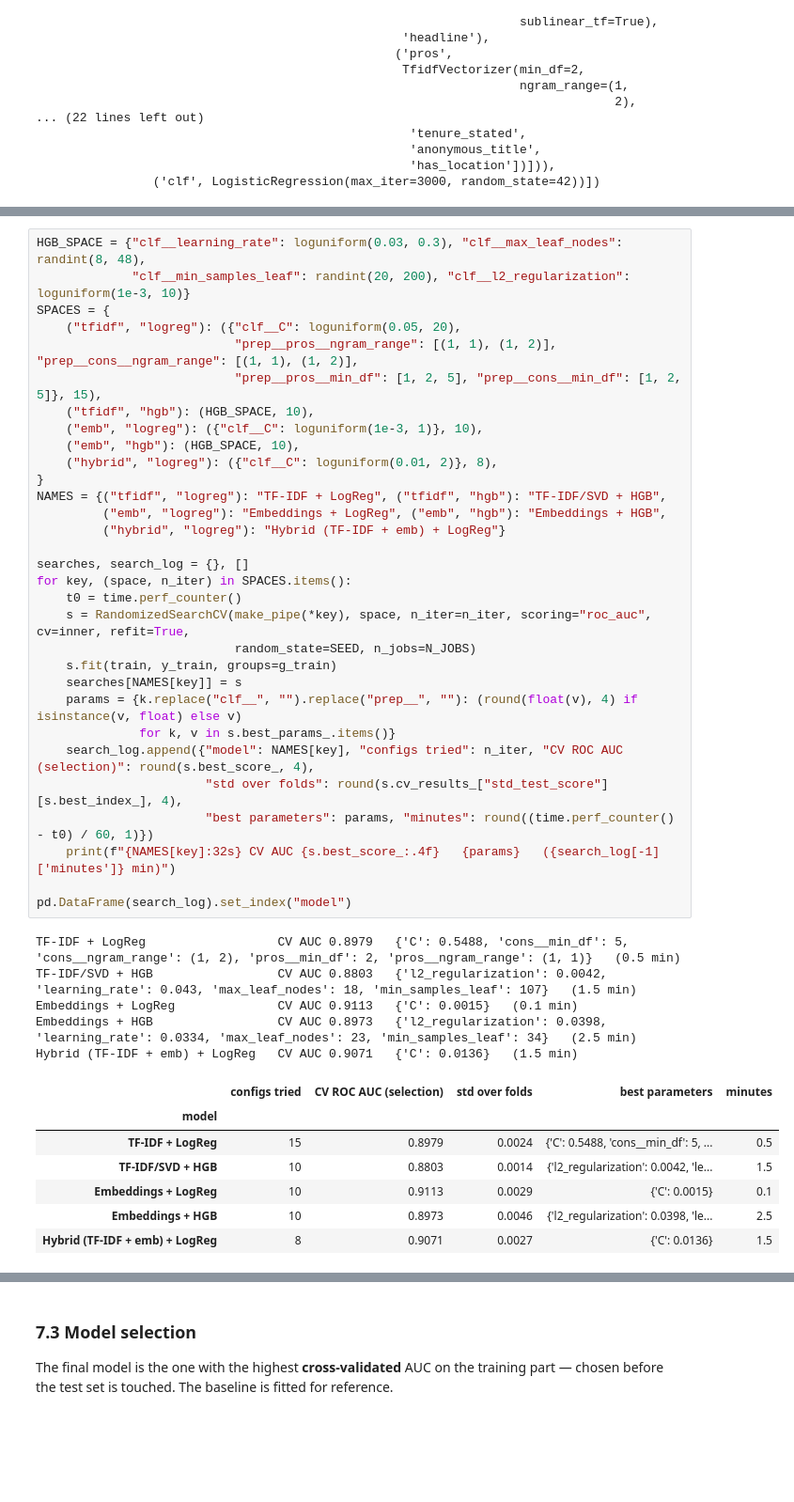
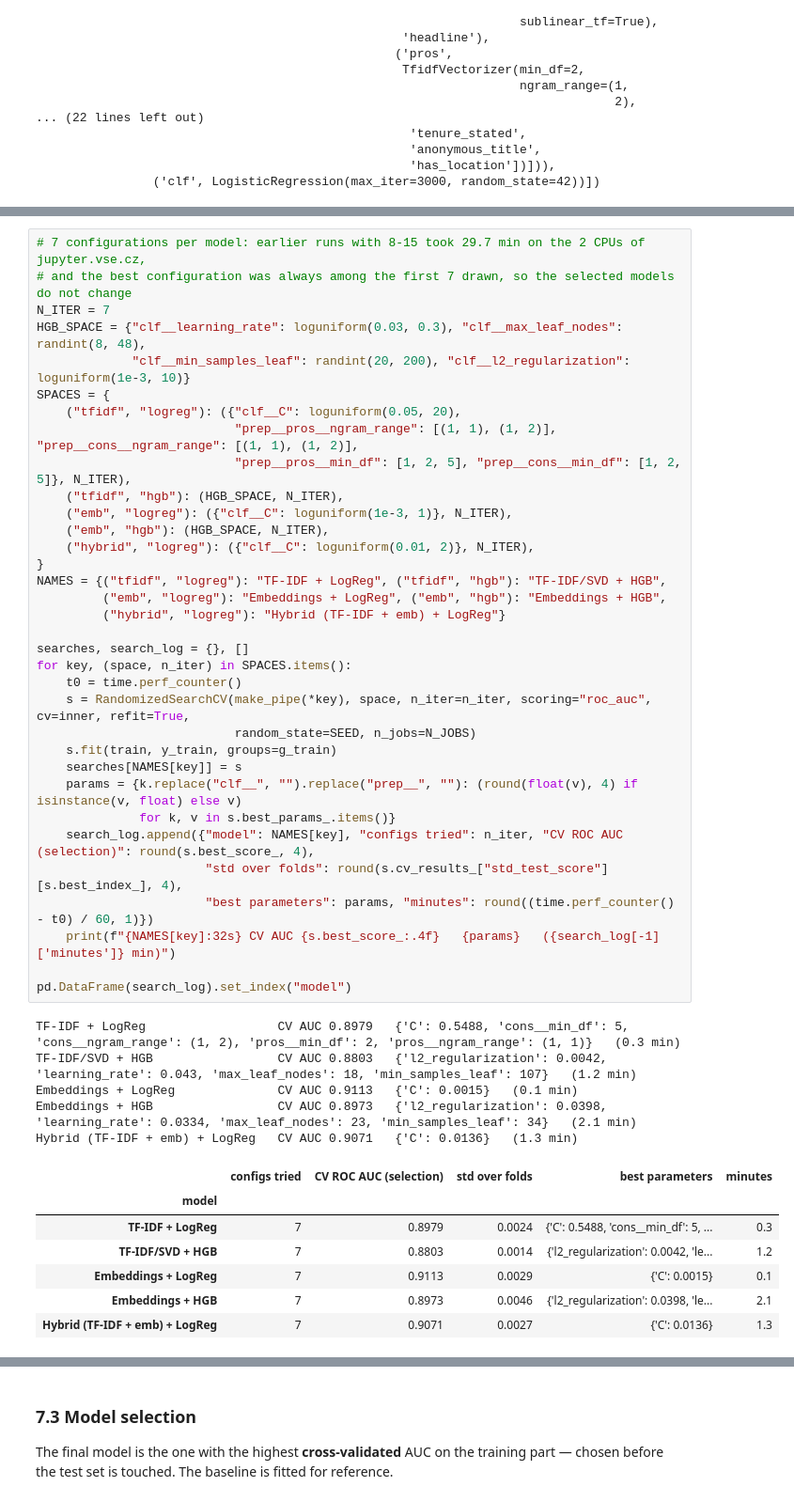
Before and after one commit to otavlna/4iz582-term-project, a Jupyter notebook: term_project.ipynb, the cells around one changed output, grey strips where cells are left out. Shown at 94% size. Drawn from its saved outputs; the diff is of its cells as text; blank space fills up the shorter version.

```diff
--- a/term_project.ipynb
+++ b/term_project.ipynb
@@ -636,49 +640,52 @@ Pipeline(steps=[('prep',
 `best_score_` is the score that *won* the comparison and is optimistic (seminar 2, section 6.7); the number that is
 reported is the test score in section 8, computed once.
 # %%
+# 7 configurations per model: earlier runs with 8-15 took 29.7 min on the 2 CPUs of jupyter.vse.cz,
+# and the best configuration was always among the first 7 drawn, so the selected models do not change
+N_ITER = 7
 HGB_SPACE = {"clf__learning_rate": loguniform(0.03, 0.3), "clf__max_leaf_nodes": randint(8, 48),
              "clf__min_samples_leaf": randint(20, 200), "clf__l2_regularization": loguniform(1e-3, 10)}
 SPACES = {
     ("tfidf", "logreg"): ({"clf__C": loguniform(0.05, 20),
                            "prep__pros__ngram_range": [(1, 1), (1, 2)], "prep__cons__ngram_range": [(1, 1), (1, 2)],
-                           "prep__pros__min_df": [1, 2, 5], "prep__cons__min_df": [1, 2, 5]}, 15),
-    ("tfidf", "hgb"): (HGB_SPACE, 10),
-    ("emb", "logreg"): ({"clf__C": loguniform(1e-3, 1)}, 10),
-    ("emb", "hgb"): (HGB_SPACE, 10),
-    ("hybrid", "logreg"): ({"clf__C": loguniform(0.01, 2)}, 8),
+                           "prep__pros__min_df": [1, 2, 5], "prep__cons__min_df": [1, 2, 5]}, N_ITER),
+    ("tfidf", "hgb"): (HGB_SPACE, N_ITER),
+    ("emb", "logreg"): ({"clf__C": loguniform(1e-3, 1)}, N_ITER),
+    ("emb", "hgb"): (HGB_SPACE, N_ITER),
+    ("hybrid", "logreg"): ({"clf__C": loguniform(0.01, 2)}, N_ITER),
 }
 NAMES = {("tfidf", "logreg"): "TF-IDF + LogReg", ("tfidf", "hgb"): "TF-IDF/SVD + HGB",
          ("emb", "logreg"): "Embeddings + LogReg", ("emb", "hgb"): "Embeddings + HGB",
          ("hybrid", "logreg"): "Hybrid (TF-IDF + emb) + LogReg"}
 
 searches, search_log = {}, []
 for key, (space, n_iter) in SPACES.items():
     t0 = time.perf_counter()
     s = RandomizedSearchCV(make_pipe(*key), space, n_iter=n_iter, scoring="roc_auc", cv=inner, refit=True,
                            random_state=SEED, n_jobs=N_JOBS)
     s.fit(train, y_train, groups=g_train)
     searches[NAMES[key]] = s
     params = {k.replace("clf__", "").replace("prep__", ""): (round(float(v), 4) if isinstance(v, float) else v)
               for k, v in s.best_params_.items()}
     search_log.append({"model": NAMES[key], "configs tried": n_iter, "CV ROC AUC (selection)": round(s.best_score_, 4),
                        "std over folds": round(s.cv_results_["std_test_score"][s.best_index_], 4),
                        "best parameters": params, "minutes": round((time.perf_counter() - t0) / 60, 1)})
     print(f"{NAMES[key]:32s} CV AUC {s.best_score_:.4f}   {params}   ({search_log[-1]['minutes']} min)")
 
 pd.DataFrame(search_log).set_index("model")
 # %% [output]
-TF-IDF + LogReg                  CV AUC 0.8979   {'C': 0.5488, 'cons__min_df': 5, 'cons__ngram_range': (1, 2), 'pros__min_df': 2, 'pros__ngram_range': (1, 1)}   (0.5 min)
-TF-IDF/SVD + HGB                 CV AUC 0.8803   {'l2_regularization': 0.0042, 'learning_rate': 0.043, 'max_leaf_nodes': 18, 'min_samples_leaf': 107}   (1.5 min)
+TF-IDF + LogReg                  CV AUC 0.8979   {'C': 0.5488, 'cons__min_df': 5, 'cons__ngram_range': (1, 2), 'pros__min_df': 2, 'pros__ngram_range': (1, 1)}   (0.3 min)
+TF-IDF/SVD + HGB                 CV AUC 0.8803   {'l2_regularization': 0.0042, 'learning_rate': 0.043, 'max_leaf_nodes': 18, 'min_samples_leaf': 107}   (1.2 min)
 Embeddings + LogReg              CV AUC 0.9113   {'C': 0.0015}   (0.1 min)
-Embeddings + HGB                 CV AUC 0.8973   {'l2_regularization': 0.0398, 'learning_rate': 0.0334, 'max_leaf_nodes': 23, 'min_samples_leaf': 34}   (2.5 min)
-Hybrid (TF-IDF + emb) + LogReg   CV AUC 0.9071   {'C': 0.0136}   (1.5 min)
+Embeddings + HGB                 CV AUC 0.8973   {'l2_regularization': 0.0398, 'learning_rate': 0.0334, 'max_leaf_nodes': 23, 'min_samples_leaf': 34}   (2.1 min)
+Hybrid (TF-IDF + emb) + LogReg   CV AUC 0.9071   {'C': 0.0136}   (1.3 min)
 |  | configs tried | CV ROC AUC (selection) | std over folds | best parameters | minutes |
 | model |  |  |  |  |  |
-| TF-IDF + LogReg | 15 | 0.8979 | 0.0024 | {'C': 0.5488, 'cons__min_df': 5, ... | 0.5 |
-| TF-IDF/SVD + HGB | 10 | 0.8803 | 0.0014 | {'l2_regularization': 0.0042, 'le... | 1.5 |
-| Embeddings + LogReg | 10 | 0.9113 | 0.0029 | {'C': 0.0015} | 0.1 |
-| Embeddings + HGB | 10 | 0.8973 | 0.0046 | {'l2_regularization': 0.0398, 'le... | 2.5 |
-| Hybrid (TF-IDF + emb) + LogReg | 8 | 0.9071 | 0.0027 | {'C': 0.0136} | 1.5 |
+| TF-IDF + LogReg | 7 | 0.8979 | 0.0024 | {'C': 0.5488, 'cons__min_df': 5, ... | 0.3 |
+| TF-IDF/SVD + HGB | 7 | 0.8803 | 0.0014 | {'l2_regularization': 0.0042, 'le... | 1.2 |
+| Embeddings + LogReg | 7 | 0.9113 | 0.0029 | {'C': 0.0015} | 0.1 |
+| Embeddings + HGB | 7 | 0.8973 | 0.0046 | {'l2_regularization': 0.0398, 'le... | 2.1 |
+| Hybrid (TF-IDF + emb) + LogReg | 7 | 0.9071 | 0.0027 | {'C': 0.0136} | 1.3 |
 # %%
 # the full table of configurations tried, per model family (documented, as the assignment asks)
 tried = []
```
Also changed, not shown: parts of 3 cells of this notebook, 2 other files.
